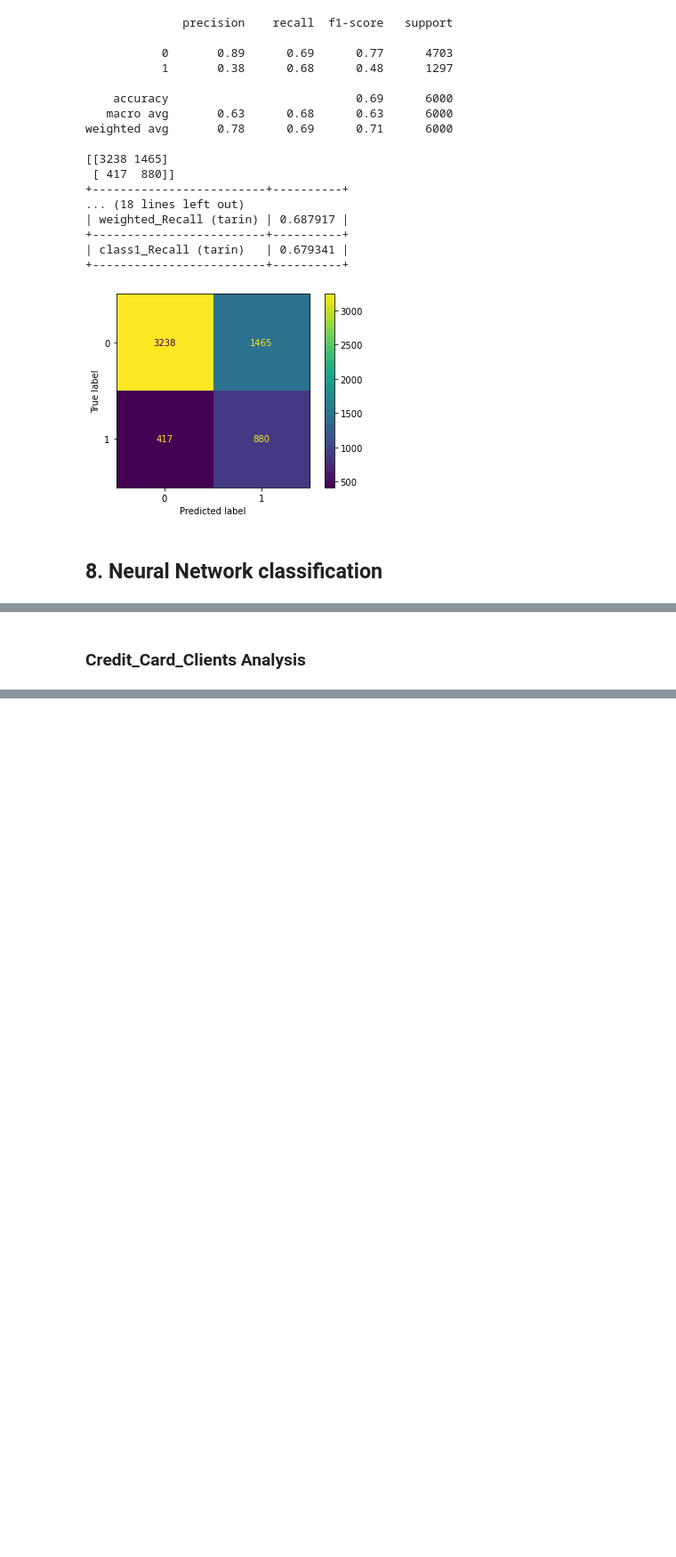
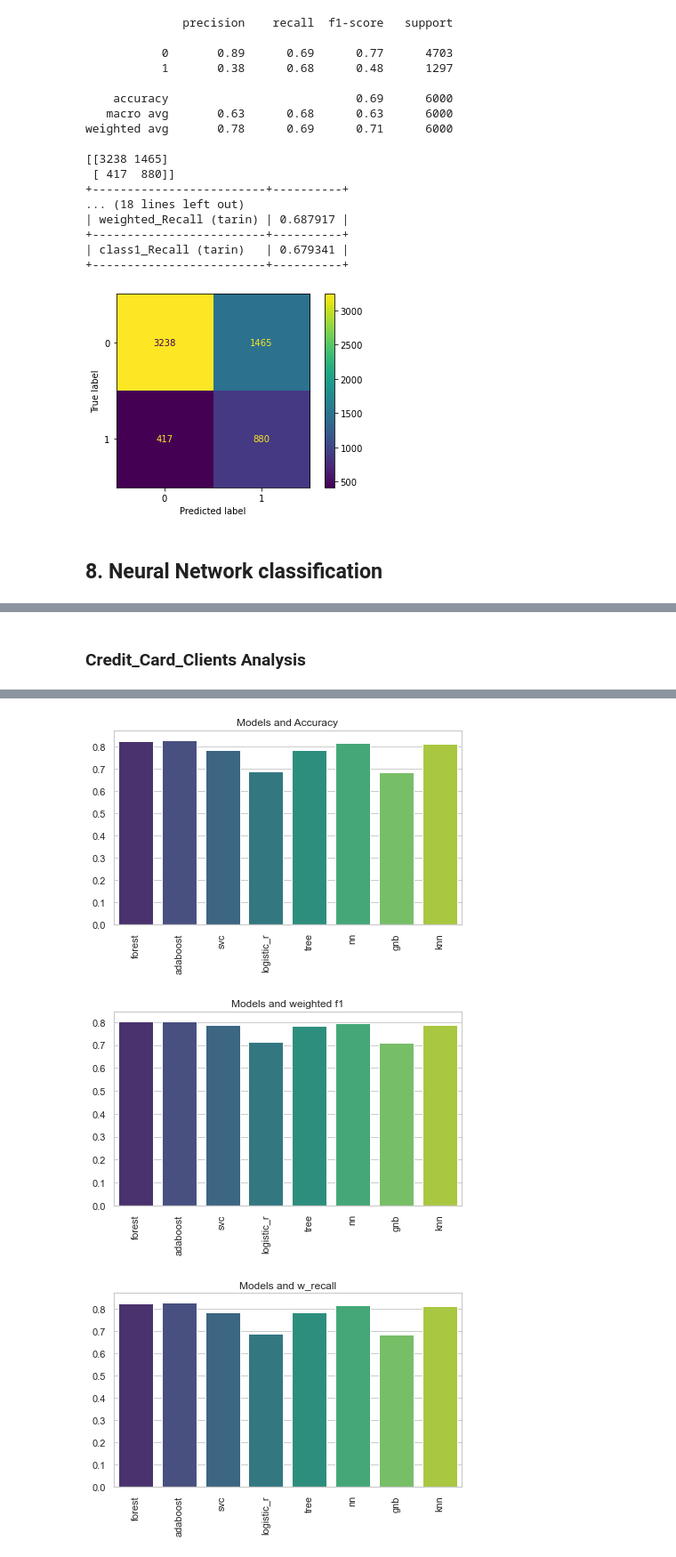
Before and after one commit to Amir-h055/Machine-Learning, a Jupyter notebook: project/Classification/Credit_Card_Clients.ipynb, the cells around one changed output, grey strips where cells are left out. Shown at 89% size. Saved outputs shown, nothing was run; the diff lists cells and outputs as text; code cells hidden in the pictures; blank space fills up the shorter version.

Commit message:
finish Germanc redit and credit card dataset last models

```diff
--- a/project/Classification/Credit_Card_Clients.ipynb
+++ b/project/Classification/Credit_Card_Clients.ipynb
@@ -605,2 +624,0 @@ nn_prediction = model_results(credit_card_clients['nn'])
-# %% [markdown]
-### Credit_Card_Clients Analysis
@@ -674,0 +625,71 @@ cross_checking_model_results(breast_cancer_wisconsin_dict)
+# %% [markdown]
+### Credit_Card_Clients Analysis
+# %%
+from sklearn.metrics import confusion_matrix,plot_confusion_matrix,make_scorer,ConfusionMatrixDisplay,recall_score ,classification_report,accuracy_score,f1_score
+
+
+def cross_checking_model_results(dictionary):
+    table = [["model", "acc", "w.f1", 'w.rec', 'clas.rec',
+              'tr.acc','tr.w.f1', 'tr.w.rec', 'tr.clas.rec']]
+    x_models = []
+    y_accuracy = []
+    y_wf1 = []
+    w_recall = []
+    m_recall = []
+
+    trny_accuracy = []
+    trny_wf1 = []
+    trnw_recall = []
+    trnm_recall = []
+
+    for model_key in MODELS:
+        model = dictionary[model_key]['model']
+
+        prediction = model.predict(X_test)
+        accuracy = accuracy_score(y_test, prediction)
+        weighted_f1 = f1_score(y_test, prediction, average='weighted')
+        W_recall = recall_score(y_test, prediction,average='weighted')
+        malignant_recall = recall_score(y_test, prediction,pos_label=1,average='binary')
+
+        prediction_trn = model.predict(X_train)
+        accuracy_trn = accuracy_score(y_train, prediction_trn)
+        weighted_f1_trn = f1_score(y_train, prediction_trn, average='weighted')
+        W_recall_trn = recall_score(y_train, prediction_trn,average='weighted')
+        malignant_recall_trn = recall_score(y_train, prediction_trn,pos_label=1,average='binary')
+        table.append([model_key, accuracy, weighted_f1, W_recall,malignant_recall,
+                     accuracy_trn, weighted_f1_trn, W_recall_trn,malignant_recall_trn])
+
+        x_models.append(model_key)
+        y_accuracy.append(accuracy)
+        y_wf1.append(weighted_f1)
+        w_recall.append(W_recall)
+        m_recall.append(malignant_recall)
+
+        trny_accuracy.append(accuracy_trn)
+        trny_wf1.append(weighted_f1_trn)
+        trnw_recall.append(W_recall_trn)
+        trnm_recall.append(malignant_recall_trn)
+    print(tabulate(table, headers='firstrow', tablefmt='grid'))
+
+    sns.set_theme(style="whitegrid")
+    plt.figure(figsize=(7,4))
+    ax1 = sns.barplot(x=x_models, y=y_accuracy, palette="viridis")
+    ax1.set_title('Models and Accuracy')
+    ax1.set_xticklabels(labels=x_models, rotation=90)
+    plt.figure(figsize=(7,4))
+    ax2 = sns.barplot(x=x_models, y=y_wf1, palette="viridis")
+    ax2.set_title('Models and weighted f1')
+    ax2.set_xticklabels(labels=x_models, rotation=90)
+
+    plt.figure(figsize=(7,4))
+    ax2 = sns.barplot(x=x_models, y=w_recall, palette="viridis")
+    ax2.set_title('Models and w_recall')
+    ax2.set_xticklabels(labels=x_models, rotation=90)
+    plt.figure(figsize=(7,4))
+    ax2 = sns.barplot(x=x_models, y=m_recall, palette="viridis")
+    ax2.set_title('Models and malignant_recall')
+    ax2.set_xticklabels(labels=x_models, rotation=90)
+
+
+cross_checking_model_results(credit_card_clients)
+# %% [output]
@@ -674,0 +715,3 @@ cross_checking_model_results(breast_cancer_wisconsin_dict)
+[figure, added]
+[figure, added]
+[figure, added]
```
Also changed, not shown: parts of 28 cells of this notebook, 1 other file.
